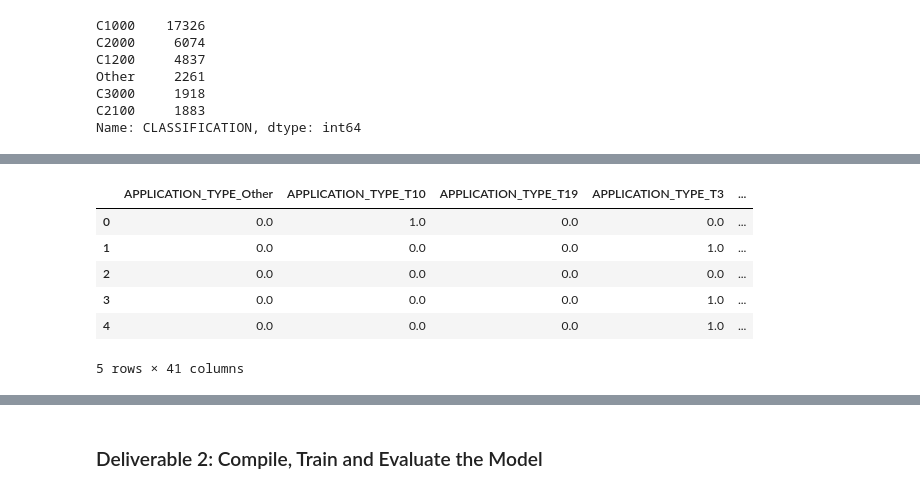
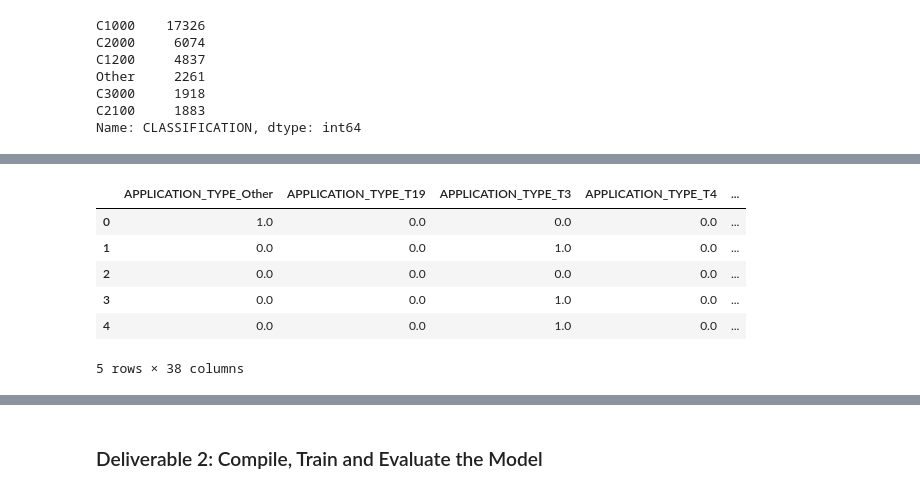
Before and after one commit to ecadorette/Neural_Network_Charity_Analysis, a Jupyter notebook: AlphabetSoupCharity.ipynb, the cells around one changed output, grey strips where cells are left out. Cells and saved outputs as stored; diff of their text form; code cells hidden in the pictures.

```diff
--- a/AlphabetSoupCharity.ipynb
+++ b/AlphabetSoupCharity.ipynb
@@ -67,12 +80,12 @@ Name: APPLICATION_TYPE, dtype: int64
 # %%
 # Determine which values to replace if counts are less than ...?
 #  YOUR CODE GOES HERE
-
+replace_application = list(application_type_counts[application_type_counts < 1000].index)
 # Replace in dataframe
 for app in replace_application:
-    application_df.APPLICATION_TYPE = application_df.APPLICATION_TYPE.replace(app,"Other")
+    new_application_df.APPLICATION_TYPE = new_application_df.APPLICATION_TYPE.replace(app,"Other")
 
 # Check to make sure binning was successful
-application_df.APPLICATION_TYPE.value_counts()
+new_application_df.APPLICATION_TYPE.value_counts()
 # %% [output]
 T3       27037
@@ -88,6 +98,8 @@ Name: APPLICATION_TYPE, dtype: int64
 # %%
 # Look at CLASSIFICATION value counts for binning
 #  YOUR CODE GOES HERE
+classification_counts = new_application_df['CLASSIFICATION'].value_counts()
+classification_counts
 # %% [output]
 C1000    17326
 C2000     6074
@@ -110,13 +123,13 @@ Name: CLASSIFICATION, Length: 71, dtype: int64
 # %%
 # Determine which values to replace if counts are less than ..?
 #  YOUR CODE GOES HERE
-
+replace_class = list(classification_counts[classification_counts < 1000].index)
 # Replace in dataframe
 for cls in replace_class:
-    application_df.CLASSIFICATION = application_df.CLASSIFICATION.replace(cls,"Other")
+    new_application_df.CLASSIFICATION = new_application_df.CLASSIFICATION.replace(cls,"Other")
 
 # Check to make sure binning was successful
-application_df.CLASSIFICATION.value_counts()
+new_application_df.CLASSIFICATION.value_counts()
 # %% [output]
 C1000    17326
 C2000     6074
@@ -128,3 +141,5 @@ Name: CLASSIFICATION, dtype: int64
 # %%
 # Generate our categorical variable lists
 #  YOUR CODE GOES HERE
+categorical = new_application_df.dtypes[new_application_df.dtypes == "object"].index.tolist()
+new_application_df[categorical].nunique()
@@ -131,21 +155,22 @@ Name: CLASSIFICATION, dtype: int64
 # %%
 # Create a OneHotEncoder instance
 enc = OneHotEncoder(sparse=False)
 
 # Fit and transform the OneHotEncoder using the categorical variable list
 #  YOUR CODE GOES HERE
+encode_df = pd.DataFrame(enc.fit_transform(new_application_df[categorical]))
 
 # Add the encoded variable names to the dataframe
-encode_df.columns = enc.get_feature_names(application_cat)
+encode_df.columns = enc.get_feature_names(categorical)
 encode_df.head()
 # %% [output]
-|  | APPLICATION_TYPE_Other | APPLICATION_TYPE_T10 | APPLICATION_TYPE_T19 | APPLICATION_TYPE_T3 | ... |
-| 0 | 0.0 | 1.0 | 0.0 | 0.0 | ... |
-| 1 | 0.0 | 0.0 | 0.0 | 1.0 | ... |
+|  | APPLICATION_TYPE_Other | APPLICATION_TYPE_T19 | APPLICATION_TYPE_T3 | APPLICATION_TYPE_T4 | ... |
+| 0 | 1.0 | 0.0 | 0.0 | 0.0 | ... |
+| 1 | 0.0 | 0.0 | 1.0 | 0.0 | ... |
 | 2 | 0.0 | 0.0 | 0.0 | 0.0 | ... |
-| 3 | 0.0 | 0.0 | 0.0 | 1.0 | ... |
-| 4 | 0.0 | 0.0 | 0.0 | 1.0 | ... |
+| 3 | 0.0 | 0.0 | 1.0 | 0.0 | ... |
+| 4 | 0.0 | 0.0 | 1.0 | 0.0 | ... |
-5 rows × 41 columns
+5 rows × 38 columns
 # %%
 # Merge one-hot encoded features and drop the originals
 #  YOUR CODE GOES HERE
```
Also changed, not shown: parts of 11 cells of this notebook.
